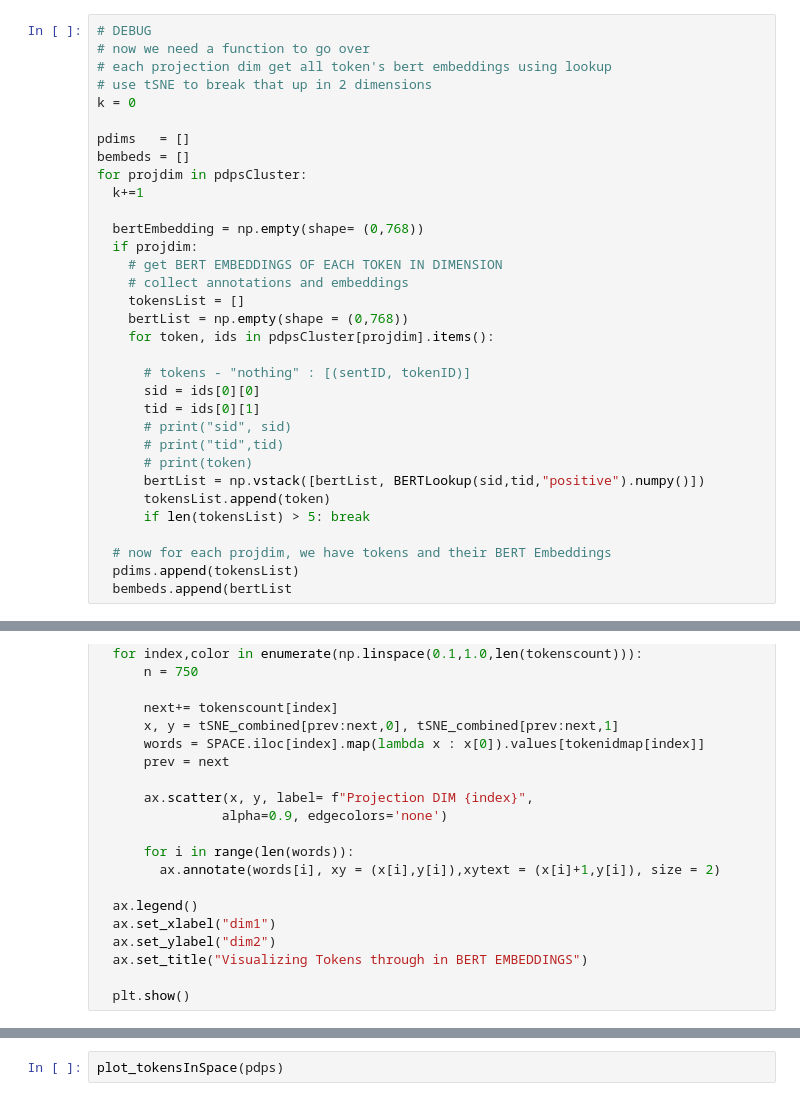
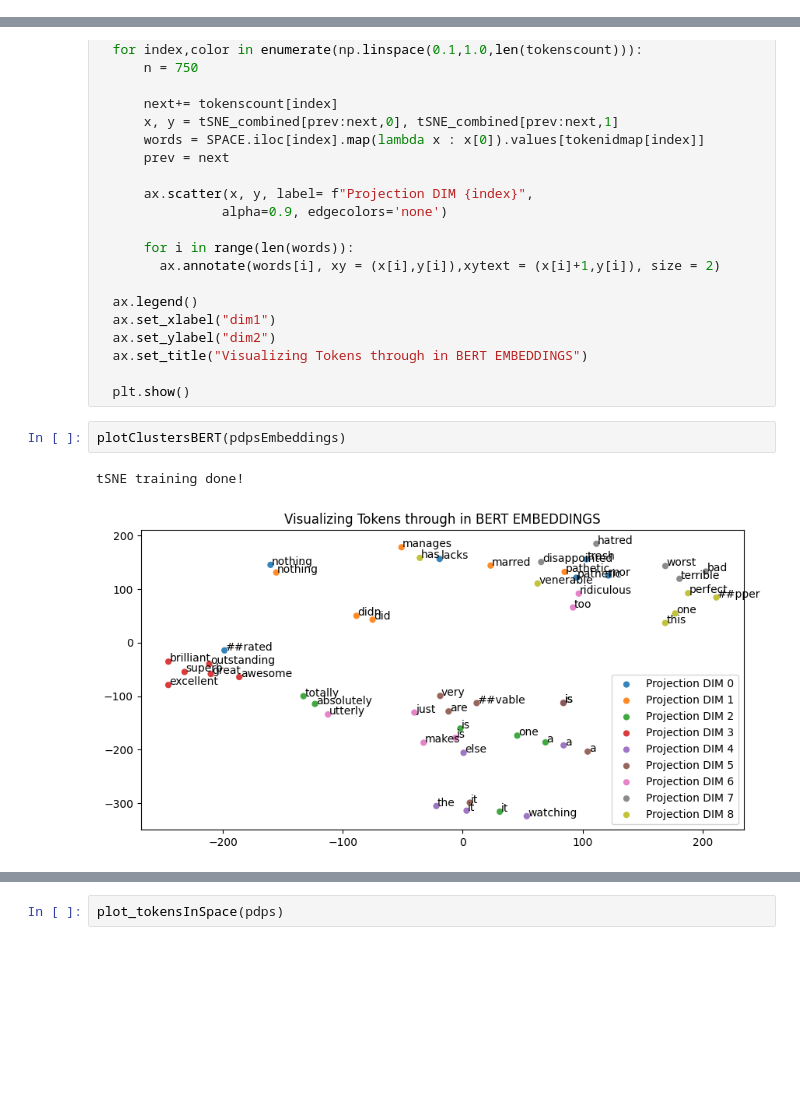
Before and after one commit to rahul-ohlan/TWARP, a Jupyter notebook: imdb_interpretabilityV3.ipynb, the cells around one changed output, grey strips where cells are left out. Cells and saved outputs as stored; diff of their text form; blank space fills up the shorter version.

```diff
--- a/imdb_interpretabilityV3.ipynb
+++ b/imdb_interpretabilityV3.ipynb
@@ -1111,39 +1096,6 @@ pdps
 #   # parse each dataframe and add to new sheet in workbook
 #   for sheetName, dframe in zip(names,dfs):
 #     dframe.to_excel(writer, sheet_name = sheetName, index = False)
-# %%
-# DEBUG
-# now we need a function to go over
-# each projection dim get all token's bert embeddings using lookup
-# use tSNE to break that up in 2 dimensions
-k = 0
-
-pdims   = []
-bembeds = []
-for projdim in pdpsCluster:
-  k+=1
-
-  bertEmbedding = np.empty(shape= (0,768))
-  if projdim:
-    # get BERT EMBEDDINGS OF EACH TOKEN IN DIMENSION
-    # collect annotations and embeddings
-    tokensList = []
-    bertList = np.empty(shape = (0,768))
-    for token, ids in pdpsCluster[projdim].items():
-
-      # tokens - "nothing" : [(sentID, tokenID)]
-      sid = ids[0][0]
-      tid = ids[0][1]
-      # print("sid", sid)
-      # print("tid",tid)
-      # print(token)
-      bertList = np.vstack([bertList, BERTLookup(sid,tid,"positive").numpy()])
-      tokensList.append(token)
-      if len(tokensList) > 5: break
-
-  # now for each projdim, we have tokens and their BERT Embeddings
-  pdims.append(tokensList)
-  bembeds.append(bertList
 # %% [markdown]
 ### Tokens in Projection Spaces Visualization
 # %%
@@ -1279,3 +1341,8 @@ def plot_tokensInSpace(SPACE):
   ax.set_title("Visualizing Tokens through in BERT EMBEDDINGS")
 
   plt.show()
+# %%
+plotClustersBERT(pdpsEmbeddings)
+# %% [output]
+tSNE training done!
+[figure, added]
```
Also changed, not shown: parts of 15 cells of this notebook.
